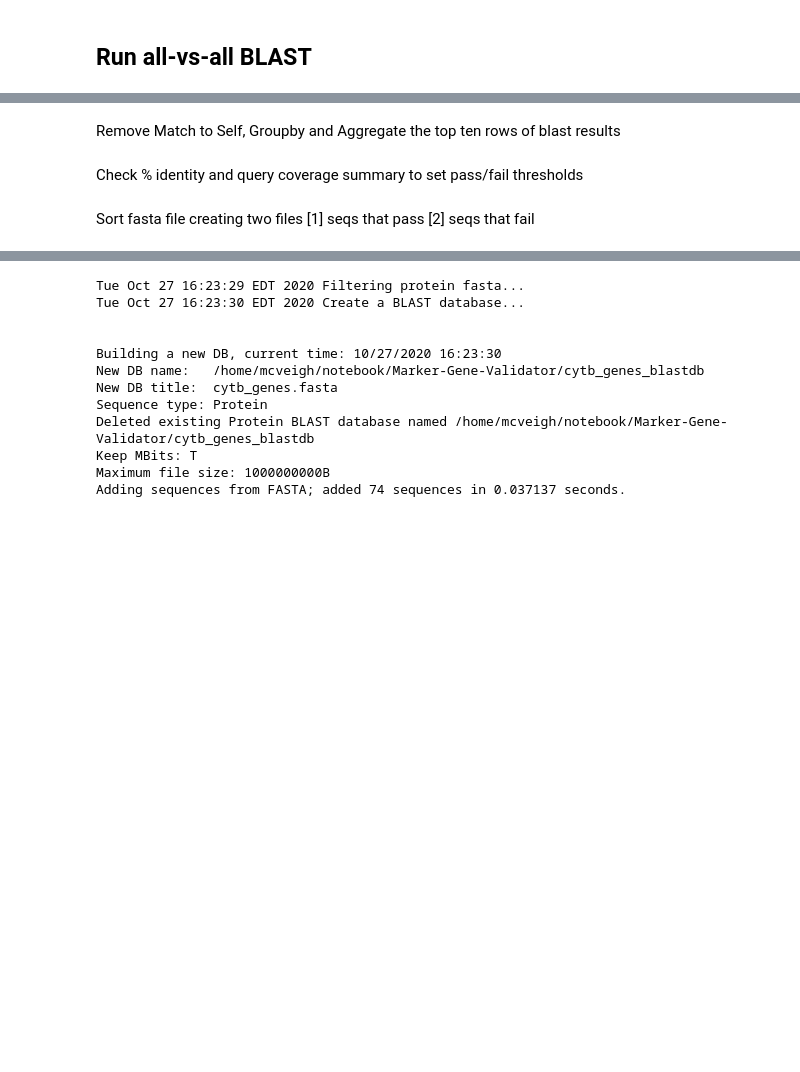
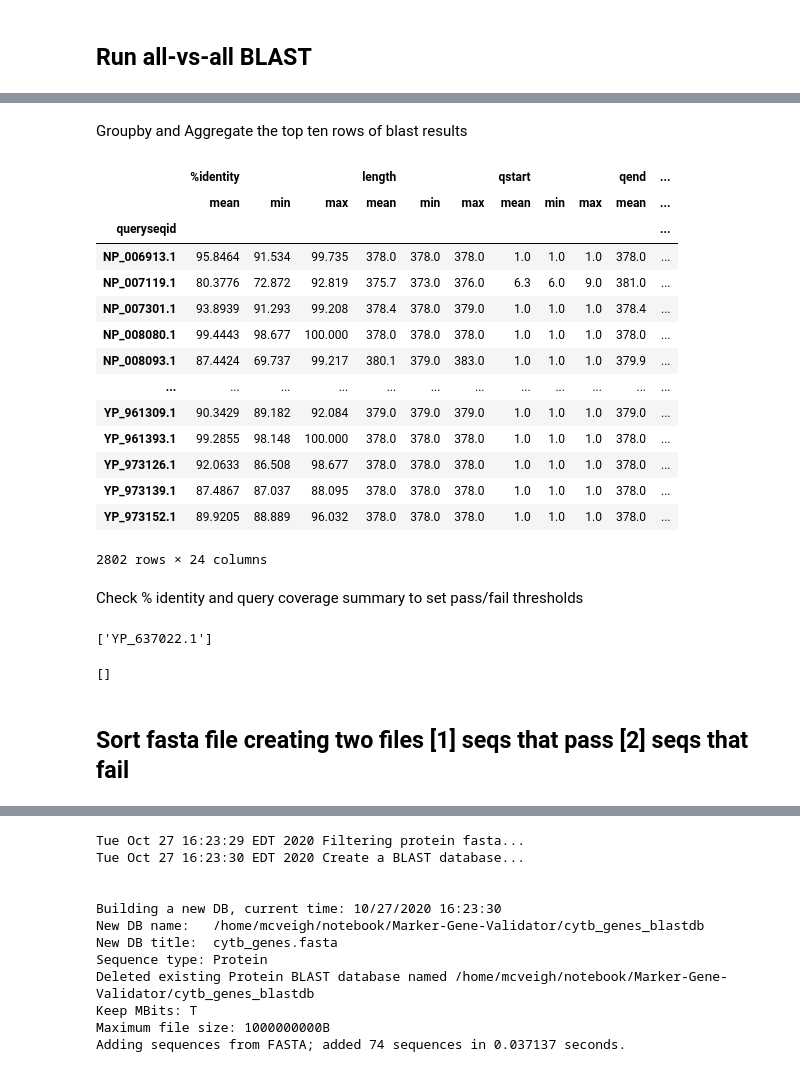
Before and after one commit to NCBI-Codeathons/Marker-Gene-Validator, a Jupyter notebook: marker_gene.ipynb, the cells around one changed output, grey strips where cells are left out. Drawn from its saved outputs; the diff is of its cells as text; code cells hidden in the pictures; blank space fills up the shorter version.

```diff
--- a/marker_gene.ipynb
+++ b/marker_gene.ipynb
@@ -153,14 +201,12 @@ Tue Oct 27 14:19:43 EDT 2020 Generating blast seq-align asn...
 # %%
-file_name_string = (r'C:\Users\mcveigh\Documents\PythonPC\acclist_for_blast.tsv)
+file_name_string = (r'blastout.tsv')
 table_df = pd.read_csv(file_name_string,
                        sep='\t',
                        index_col=None,
                        low_memory=False,
-                       usecols=[0,1,2,3,4,5,6,7,8,9,10,11,12],
+                       usecols=[0,1,2,3,4,5,6,7,8,9,10,11,12,13,14],
                        header=None,
-                       names=["queryseqid", "subjectseqid","%identity", "length",
-                               "mismatch", "gapopen", "qstart", "qend",
-                               "sstart", "send", "Evalue", "bitscore", "qcoverage"])
+                       names=["queryseqid", "subjectseqid", "%identity", "length", "mismatch", "gapopen", "qstart", "qend", "sstart", "send", "Evalue", "bitscore", "qcoverage", "taxid", "orgname"])
 table_df = table_df[~table_df['queryseqid'].str.contains("#")]
 table_df['%identity'] = pd.to_numeric(table_df['%identity'])
 table_df['length'] = pd.to_numeric(table_df['length'])
@@ -171,6 +217,7 @@ table_df['send'] = pd.to_numeric(table_df['send'])
 table_df['qcoverage'] = pd.to_numeric(table_df['qcoverage'])
 
 #strip .version if needed
-#table_df['queryseqid'] = table_df['queryseqid'].astype(str)
+#table_df['queryseqid'] = table_df['queryseqid'].astype(st
 #table_df['queryseqid'] = table_df['queryseqid'].map(lambda x: str(x)[:-1])
-table_df
+table2_df = table_df.loc[(table_df['queryseqid']) != (table_df['subjectseqid'])]
+table2_df
@@ -176,0 +240,3 @@ table_df
+# %%
+dftidy = table2_df.drop(['mismatch', 'gapopen', 'bitscore', 'taxid', 'orgname'], axis=1)
+dftidy
@@ -177,20 +257,39 @@ table_df
 # %% [markdown]
-Remove Match to Self, Groupby and Aggregate the top ten rows of blast results
+Groupby and Aggregate the top ten rows of blast results
 # %%
-table2_df = table_df.loc[(table_df['queryseqid']) != (table_df['subjectseqid'])]
-table3_df = table2_df.groupby('queryseqid').head(10)
+table3_df = dftidy.groupby('queryseqid').head(10)
 ident_group = table3_df.groupby('queryseqid').agg(['mean', 'min', 'max'])
 ident_group
+# %% [output]
+|  | %identity |  |  | length |  |  | qstart |  |  | qend | ... |
+|  | mean | min | max | mean | min | max | mean | min | max | mean | ... |
+| queryseqid |  |  |  |  |  |  |  |  |  |  | ... |
+| NP_006913.1 | 95.8464 | 91.534 | 99.735 | 378.0 | 378.0 | 378.0 | 1.0 | 1.0 | 1.0 | 378.0 | ... |
+| NP_007119.1 | 80.3776 | 72.872 | 92.819 | 375.7 | 373.0 | 376.0 | 6.3 | 6.0 | 9.0 | 381.0 | ... |
+| NP_007301.1 | 93.8939 | 91.293 | 99.208 | 378.4 | 378.0 | 379.0 | 1.0 | 1.0 | 1.0 | 378.4 | ... |
+| NP_008080.1 | 99.4443 | 98.677 | 100.000 | 378.0 | 378.0 | 378.0 | 1.0 | 1.0 | 1.0 | 378.0 | ... |
+| NP_008093.1 | 87.4424 | 69.737 | 99.217 | 380.1 | 379.0 | 383.0 | 1.0 | 1.0 | 1.0 | 379.9 | ... |
+| ... | ... | ... | ... | ... | ... | ... | ... | ... | ... | ... | ... |
+| YP_961309.1 | 90.3429 | 89.182 | 92.084 | 379.0 | 379.0 | 379.0 | 1.0 | 1.0 | 1.0 | 379.0 | ... |
+| YP_961393.1 | 99.2855 | 98.148 | 100.000 | 378.0 | 378.0 | 378.0 | 1.0 | 1.0 | 1.0 | 378.0 | ... |
+| YP_973126.1 | 92.0633 | 86.508 | 98.677 | 378.0 | 378.0 | 378.0 | 1.0 | 1.0 | 1.0 | 378.0 | ... |
+| YP_973139.1 | 87.4867 | 87.037 | 88.095 | 378.0 | 378.0 | 378.0 | 1.0 | 1.0 | 1.0 | 378.0 | ... |
+| YP_973152.1 | 89.9205 | 88.889 | 96.032 | 378.0 | 378.0 | 378.0 | 1.0 | 1.0 | 1.0 | 378.0 | ... |
+2802 rows × 24 columns
 # %% [markdown]
 Check % identity and query coverage summary to set pass/fail thresholds
 # %%
-identity_low = ident_group[ident_group['%identity','max'] < 85].index.tolist()
+identity_low = ident_group[ident_group['%identity','max'] <82 ].index.tolist()
 identity_low
+# %% [output]
+['YP_637022.1']
 # %%
 qcov_low = ident_group[ident_group['qcoverage','min'] < 99].index.tolist()
 qcov_low
+# %% [output]
+[]
 # %% [markdown]
-Sort fasta file creating two files [1] seqs that pass [2] seqs that fail
+## Sort fasta file creating two files [1] seqs that pass [2] seqs that fail
 # %%
 from Bio import SeqIO
 sequences = []
```
Also changed, not shown: parts of 25 cells of this notebook.
